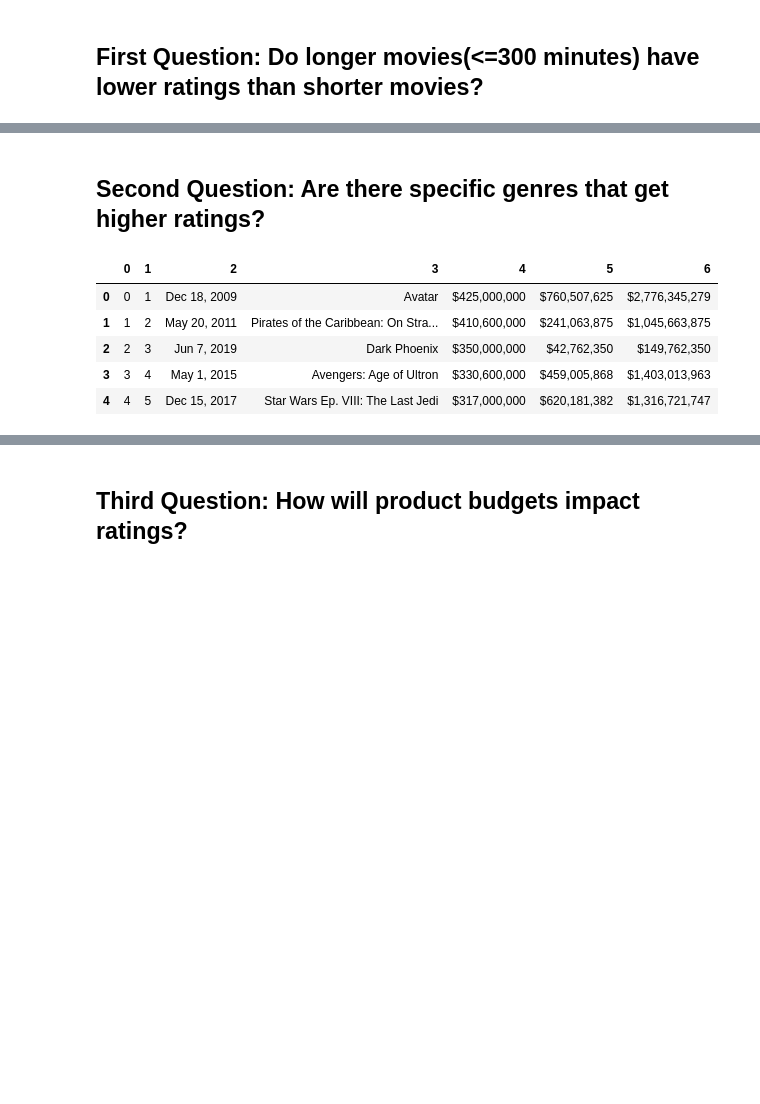
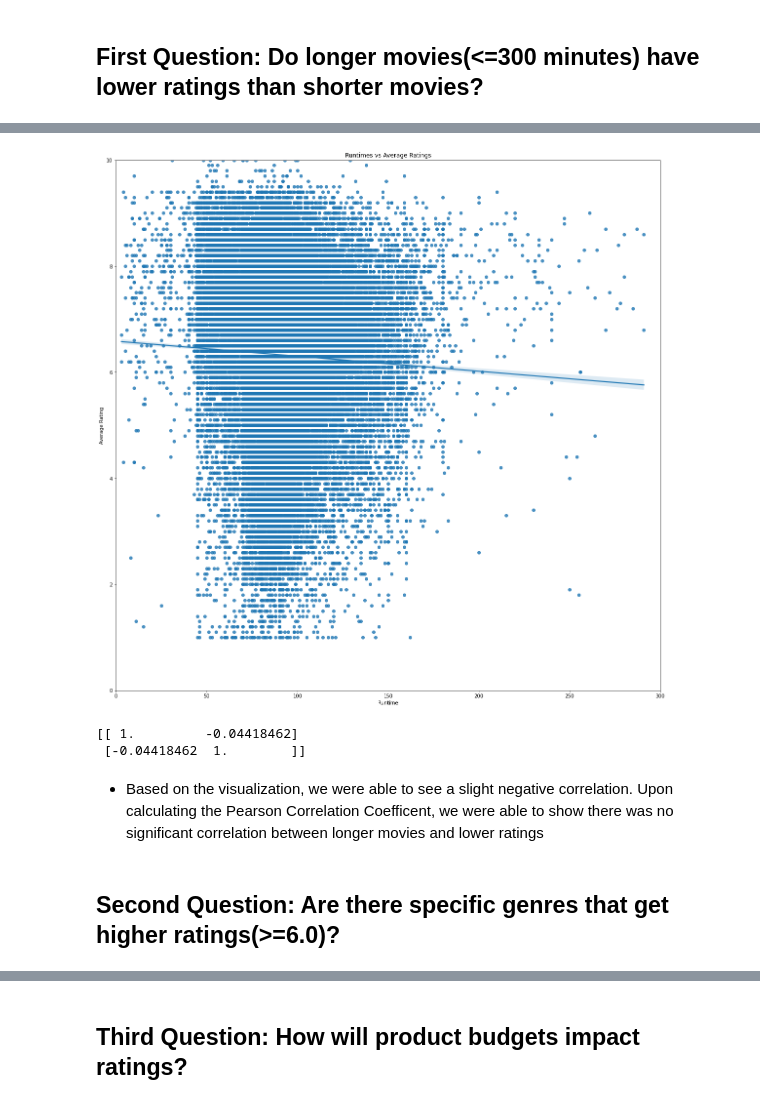
Before and after one commit to letruong711/010921-pt-phase-1-project, a Jupyter notebook: dsc-phase1-project-first-draft.ipynb, the cells around one changed output, grey strips where cells are left out. Drawn from its saved outputs; the diff is of its cells as text; code cells hidden in the pictures; blank space fills up the shorter version.

```diff
--- a/dsc-phase1-project-first-draft.ipynb
+++ b/dsc-phase1-project-first-draft.ipynb
@@ -33,0 +50,3 @@ OperationalError: near "itb": syntax error
+# %%
+imdb_titles_basics = pd.read_csv('data/zippedData/imdb.title.basics.csv.gz')
+imdb_titles_basics
@@ -33,0 +67,4 @@ OperationalError: near "itb": syntax error
+# %%
+imdb_time_rating = pd.merge(imdb_titles_basics, imdb_ratings, on='tconst')
+imdb_time_rating.drop(['tconst'], axis=1, inplace=True)
+imdb_time_rating
@@ -33,0 +117,3 @@ OperationalError: near "itb": syntax error
+# %%
+imdb_time_rating.dropna(subset=['runtime_minutes', 'genres'], inplace=True)
+imdb_time_rating
@@ -34,13 +164,26 @@ OperationalError: near "itb": syntax error
+# %%
+imdb_time_rating = imdb_time_rating[imdb_time_rating['runtime_minutes'] < 300]
+# %%
+fig, ax = plt.subplots(figsize = (20,20))
+copy = imdb_time_rating.copy()
+copy = copy[copy.runtime_minutes < 300]
+sns.regplot(copy['runtime_minutes'],copy['averagerating'], ax=ax)
+ax.set_title('Runtimes vs Average Ratings')
+ax.set_xlabel('Runtime')
+ax.set_ylabel('Average Rating')
+ax.set(ylim=(0, 10))
+ax.set(xlim=(0,300));
+# %% [output]
+[figure, added]
+# %%
+x_run = copy['runtime_minutes']
+y_rating = copy['averagerating']
+coef = np.corrcoef(x_run, y_rating)
+print(coef)
+# %% [output]
+[[ 1.         -0.04418462]
+ [-0.04418462  1.        ]]
+# %% [markdown]
+- Based on the visualization, we were able to see a slight negative correlation. Upon calculating the Pearson Correlation Coefficent, we were able to show there was no significant correlation between longer movies and lower ratings
 # %% [markdown]
-## **Second Question**: Are there specific genres that get higher ratings?
+## **Second Question**: Are there specific genres that get higher ratings(>=6.0)?
-# %%
-cur.execute("""SELECT * from tn_movie_budgets;""")
-df = pd.DataFrame(cur.fetchall())
-df.head()
-# %% [output]
-|  | 0 | 1 | 2 | 3 | 4 | 5 | 6 |
-| 0 | 0 | 1 | Dec 18, 2009 | Avatar | $425,000,000 | $760,507,625 | $2,776,345,279 |
-| 1 | 1 | 2 | May 20, 2011 | Pirates of the Caribbean: On Stra... | $410,600,000 | $241,063,875 | $1,045,663,875 |
-| 2 | 2 | 3 | Jun 7, 2019 | Dark Phoenix | $350,000,000 | $42,762,350 | $149,762,350 |
-| 3 | 3 | 4 | May 1, 2015 | Avengers: Age of Ultron | $330,600,000 | $459,005,868 | $1,403,013,963 |
-| 4 | 4 | 5 | Dec 15, 2017 | Star Wars Ep. VIII: The Last Jedi | $317,000,000 | $620,181,382 | $1,316,721,747 |
```
Also changed, not shown: parts of 36 cells of this notebook, 5 other files.
